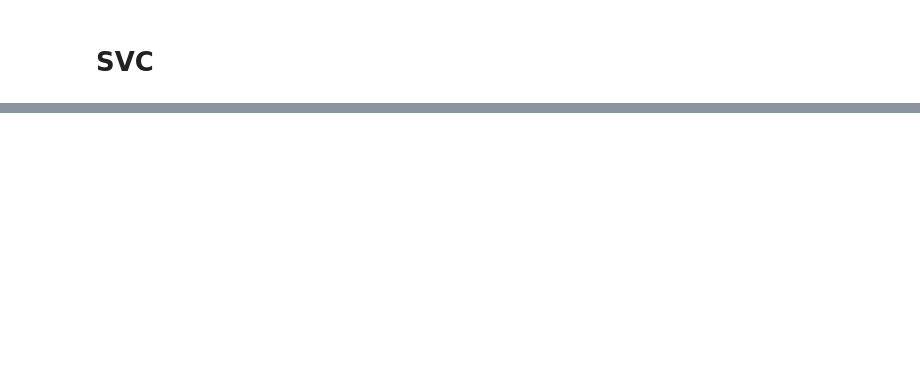
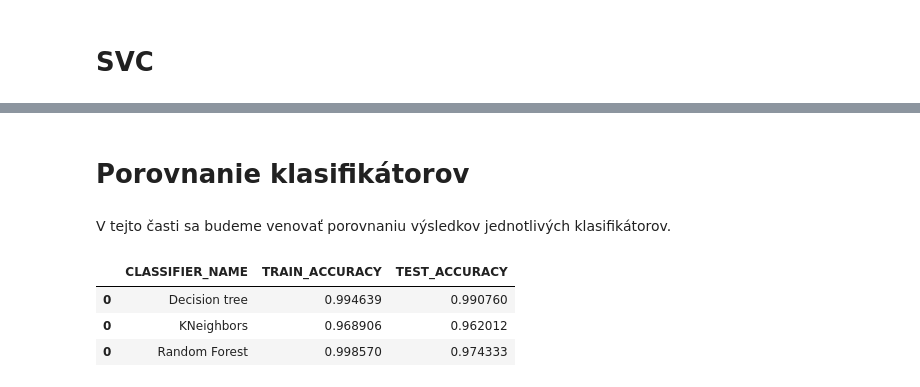
Before and after one commit to PeterJurkacek/IAU_2018_Jurkacek_Vyskoc, a Jupyter notebook: Jurkacek_Vyskoc_strojove_ucenie.ipynb, the cells around one changed output, grey strips where cells are left out. Drawn from its saved outputs; the diff is of its cells as text; code cells hidden in the pictures; blank space fills up the shorter version.

```diff
--- a/Jurkacek_Vyskoc_strojove_ucenie.ipynb
+++ b/Jurkacek_Vyskoc_strojove_ucenie.ipynb
@@ -177,6 +180,7 @@ memory usage: 72.3 KB
 # %%
 print("Predikovanie na trenovacich datach: ",result.score(train_best_data, train_y))
 print("Predikovanie na testovacich datach: ",result.score(test_best_data, test_y))
+classifiers = classifiers.append([["Decision tree", result.score(train_best_data, train_y), result.score(test_best_data, test_y)]])
 # %% [output]
 Predikovanie na trenovacich datach:  0.994639027877055
 Predikovanie na testovacich datach:  0.9907597535934292
@@ -201,3 +207,4 @@ y_pred_test = cls.predict(test_X)
 # %%
 print("Predikovanie na trenovacich datach: ",accuracy_score(train_y, y_pred_train))
 print("Predikovanie na testovacich datach: ",accuracy_score(test_y, y_pred_test))
+classifiers = classifiers.append([["KNeighbors", accuracy_score(train_y, y_pred_train), accuracy_score(test_y, y_pred_test)]])
@@ -209,6 +232,6 @@ print(classification_report(test_y, y_pred_test))
 # %%
 from sklearn.ensemble import RandomForestClassifier
-cls = RandomForestClassifier()
+cls = RandomForestClassifier(criterion="entropy")
 model = cls.fit(train_X, train_y)
 # %%
 cls.score(train_X, train_y)
@@ -221,3 +250,5 @@ cls.score(test_X, test_y)
+# %%
+classifiers = classifiers.append([["Random Forest", accuracy_score(train_y, train_preds), cls.score(test_X, test_y)]])
 # %% [markdown]
 # SVC
 # %%
@@ -231,0 +269,12 @@ print(classification_report(test_y, probabilities))
+# %% [markdown]
+# Porovnanie klasifikátorov
+# %% [markdown]
+V tejto časti sa budeme venovať porovnaniu výsledkov jednotlivých klasifikátorov.
+# %%
+classifiers.columns = ['CLASSIFIER_NAME', 'TRAIN_ACCURACY', 'TEST_ACCURACY']
+classifiers
+# %% [output]
+|  | CLASSIFIER_NAME | TRAIN_ACCURACY | TEST_ACCURACY |
+| 0 | Decision tree | 0.994639 | 0.990760 |
+| 0 | KNeighbors | 0.968906 | 0.962012 |
+| 0 | Random Forest | 0.998570 | 0.974333 |
```
Also changed, not shown: parts of 13 cells of this notebook.
